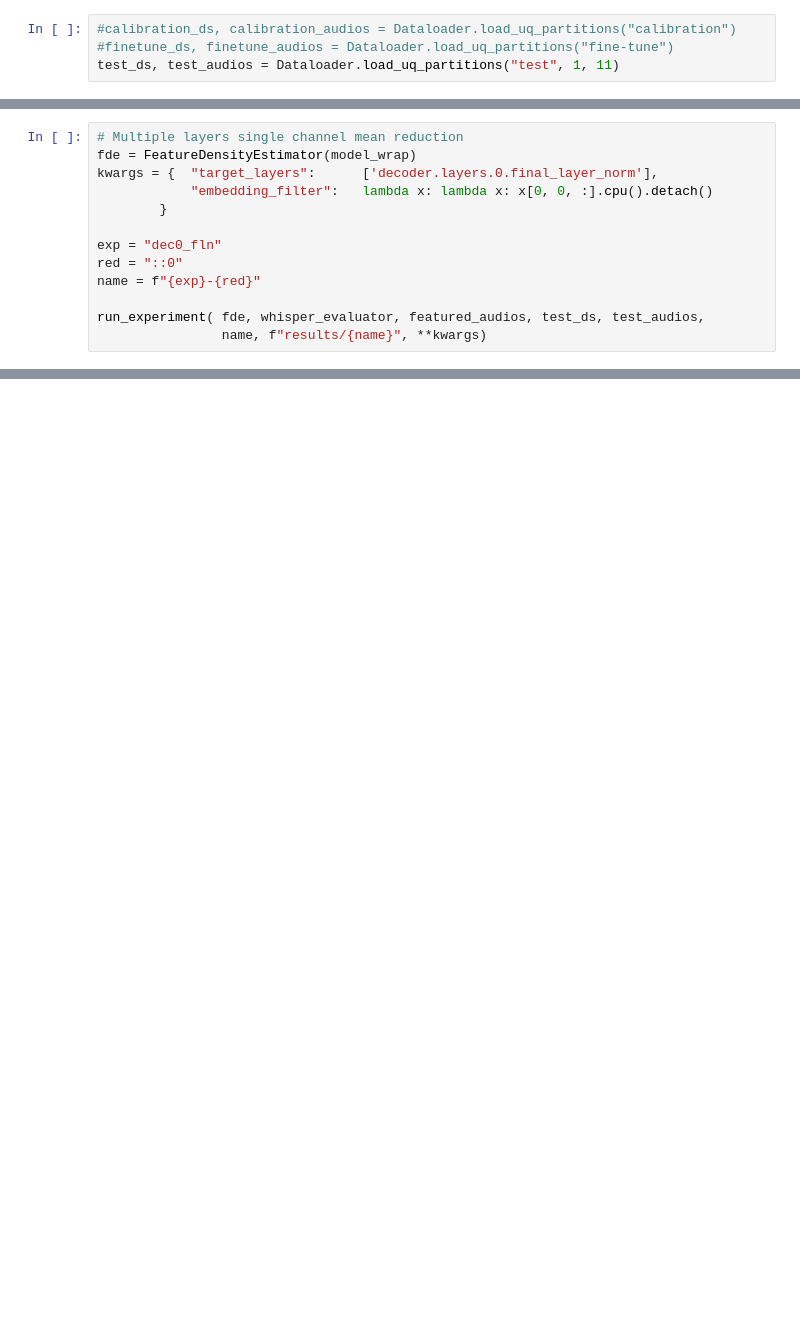
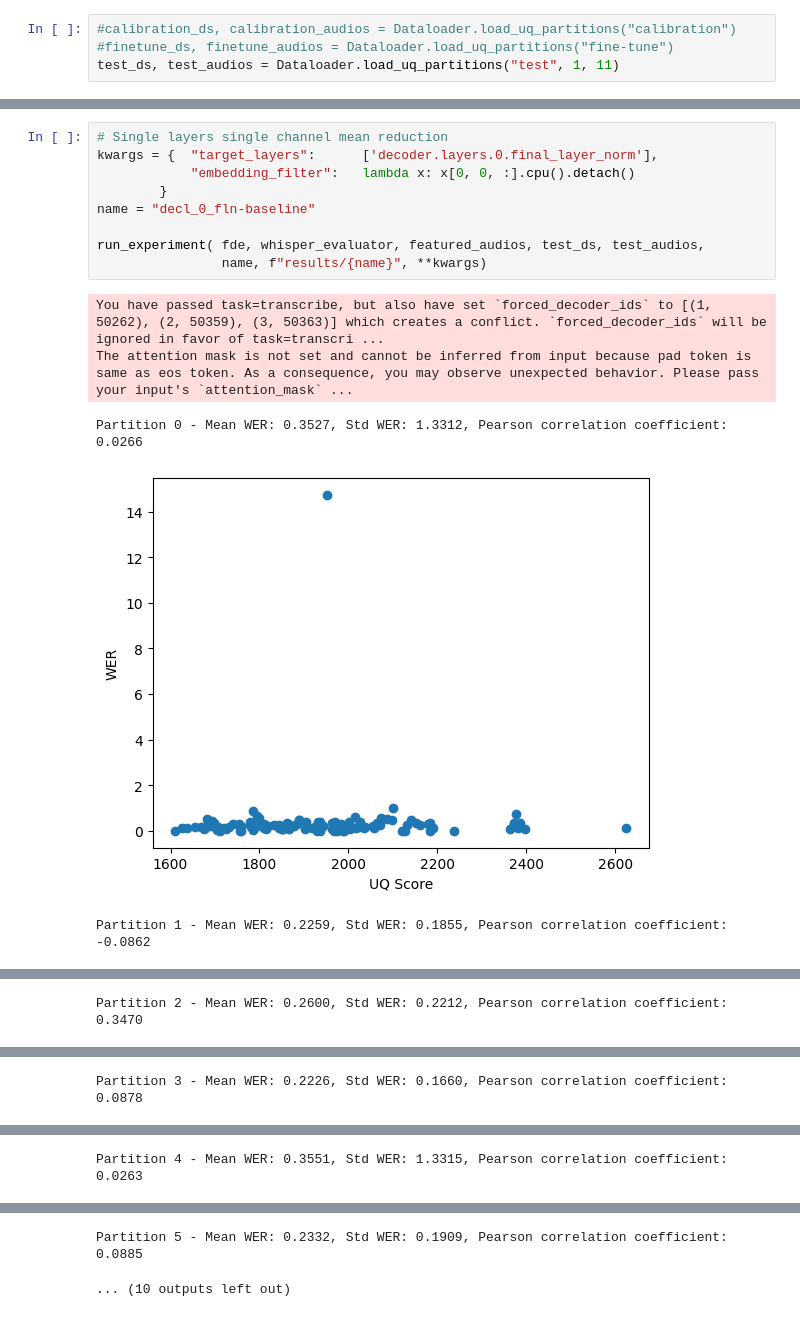
Before and after one commit to eralmual/uq-speech-to-text, a Jupyter notebook: FDUQ.ipynb, the cells around one changed output, grey strips where cells are left out. Cells and saved outputs as stored; diff of their text form; blank space fills up the shorter version.

```diff
--- a/FDUQ.ipynb
+++ b/FDUQ.ipynb
@@ -79,13 +76,15 @@ True
 # %%
-# Multiple layers single channel mean reduction
-fde = FeatureDensityEstimator(model_wrap)
+# Single layers single channel mean reduction
 kwargs = {  "target_layers":      ['decoder.layers.0.final_layer_norm'],
-            "embedding_filter":   lambda x: lambda x: x[0, 0, :].cpu().detach()
+            "embedding_filter":   lambda x: x[0, 0, :].cpu().detach()
         }
-
-exp = "dec0_fln"
-red = "::0"
-name = f"{exp}-{red}"
+name = "decl_0_fln-baseline"
 
 run_experiment( fde, whisper_evaluator, featured_audios, test_ds, test_audios,
                 name, f"results/{name}", **kwargs)
+# %% [output]
+You have passed task=transcribe, but also have set `forced_decoder_ids` to [(1, 50262), (2, 50359), (3, 50363)] which creates a conflict. `forced_decoder_ids` will be ignored in favor of task=transcri ...
+The attention mask is not set and cannot be inferred from input because pad token is same as eos token. As a consequence, you may observe unexpected behavior. Please pass your input's `attention_mask` ...
+Partition 0 - Mean WER: 0.3527, Std WER: 1.3312, Pearson correlation coefficient: 0.0266
+[figure, added]
+Partition 1 - Mean WER: 0.2259, Std WER: 0.1855, Pearson correlation coefficient: -0.0862
@@ -91,0 +92 @@ run_experiment( fde, whisper_evaluator, featured_audios, test_ds, test_audios,
+Partition 2 - Mean WER: 0.2600, Std WER: 0.2212, Pearson correlation coefficient: 0.3470
@@ -91,0 +94 @@ run_experiment( fde, whisper_evaluator, featured_audios, test_ds, test_audios,
+Partition 3 - Mean WER: 0.2226, Std WER: 0.1660, Pearson correlation coefficient: 0.0878
@@ -91,0 +96 @@ run_experiment( fde, whisper_evaluator, featured_audios, test_ds, test_audios,
+Partition 4 - Mean WER: 0.3551, Std WER: 1.3315, Pearson correlation coefficient: 0.0263
@@ -92,3 +98,5 @@ run_experiment( fde, whisper_evaluator, featured_audios, test_ds, test_audios,
+Partition 5 - Mean WER: 0.2332, Std WER: 0.1909, Pearson correlation coefficient: 0.0885
+... (10 outputs left out)
 # %%
 # Multiple layers single channel mean reduction
 fde = FeatureDensityEstimator(model_wrap)
```
Also changed, not shown: parts of 10 cells of this notebook, 2 other files.
